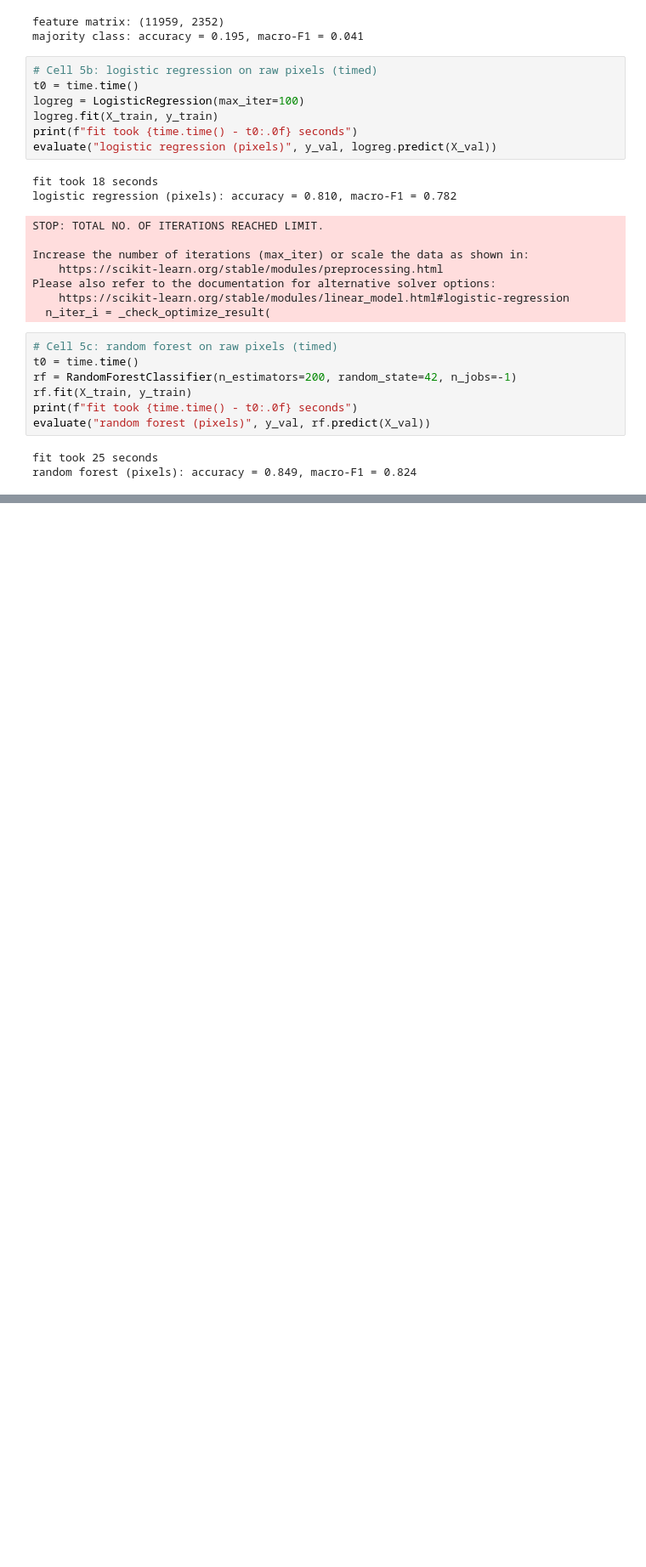
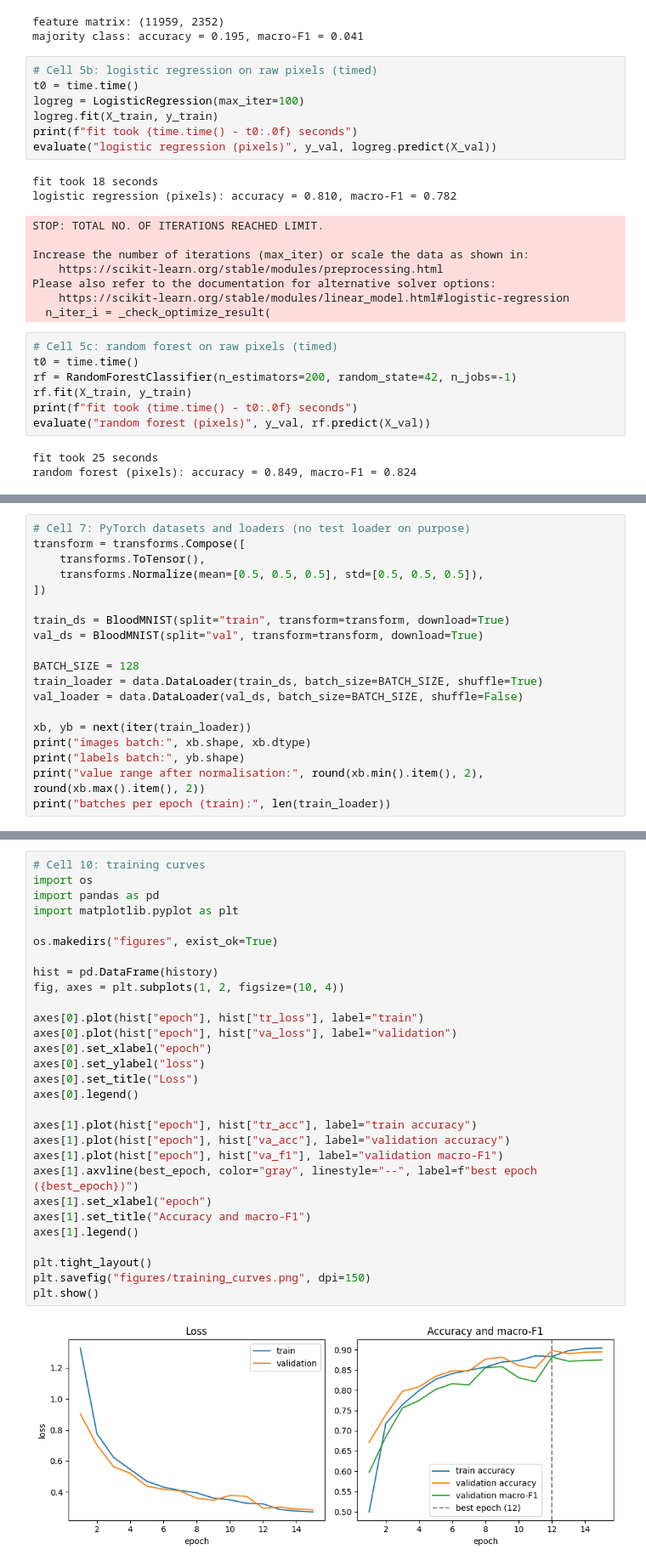
Before and after one commit to mahbubaaktereka/bloodmnist-cell-classification, a Jupyter notebook: notebooks/bloodmnist_cell_classification.ipynb, the cells around one changed output, grey strips where cells are left out. Shown at 85% size. Drawn from its saved outputs; the diff is of its cells as text; blank space fills up the shorter version.

Commit message:
Add CNN training, curves, confusion matrix and seed runs

```diff
--- a/notebooks/bloodmnist_cell_classification.ipynb
+++ b/notebooks/bloodmnist_cell_classification.ipynb
@@ -188,0 +205,19 @@ random forest (pixels): accuracy = 0.849, macro-F1 = 0.824
+# %%
+# Cell 7: PyTorch datasets and loaders (no test loader on purpose)
+transform = transforms.Compose([
+    transforms.ToTensor(),
+    transforms.Normalize(mean=[0.5, 0.5, 0.5], std=[0.5, 0.5, 0.5]),
+])
+
+train_ds = BloodMNIST(split="train", transform=transform, download=True)
+val_ds = BloodMNIST(split="val", transform=transform, download=True)
+
+BATCH_SIZE = 128
+train_loader = data.DataLoader(train_ds, batch_size=BATCH_SIZE, shuffle=True)
+val_loader = data.DataLoader(val_ds, batch_size=BATCH_SIZE, shuffle=False)
+
+xb, yb = next(iter(train_loader))
+print("images batch:", xb.shape, xb.dtype)
+print("labels batch:", yb.shape)
+print("value range after normalisation:", round(xb.min().item(), 2), round(xb.max().item(), 2))
+print("batches per epoch (train):", len(train_loader))
@@ -188,0 +339,31 @@ random forest (pixels): accuracy = 0.849, macro-F1 = 0.824
+# %%
+# Cell 10: training curves
+import os
+import pandas as pd
+import matplotlib.pyplot as plt
+
+os.makedirs("figures", exist_ok=True)
+
+hist = pd.DataFrame(history)
+fig, axes = plt.subplots(1, 2, figsize=(10, 4))
+
+axes[0].plot(hist["epoch"], hist["tr_loss"], label="train")
+axes[0].plot(hist["epoch"], hist["va_loss"], label="validation")
+axes[0].set_xlabel("epoch")
+axes[0].set_ylabel("loss")
+axes[0].set_title("Loss")
+axes[0].legend()
+
+axes[1].plot(hist["epoch"], hist["tr_acc"], label="train accuracy")
+axes[1].plot(hist["epoch"], hist["va_acc"], label="validation accuracy")
+axes[1].plot(hist["epoch"], hist["va_f1"], label="validation macro-F1")
+axes[1].axvline(best_epoch, color="gray", linestyle="--", label=f"best epoch ({best_epoch})")
+axes[1].set_xlabel("epoch")
+axes[1].set_title("Accuracy and macro-F1")
+axes[1].legend()
+
+plt.tight_layout()
+plt.savefig("figures/training_curves.png", dpi=150)
+plt.show()
+# %% [output]
+[figure, added]
```
Also changed, not shown: parts of 8 cells of this notebook, 2 other files.
